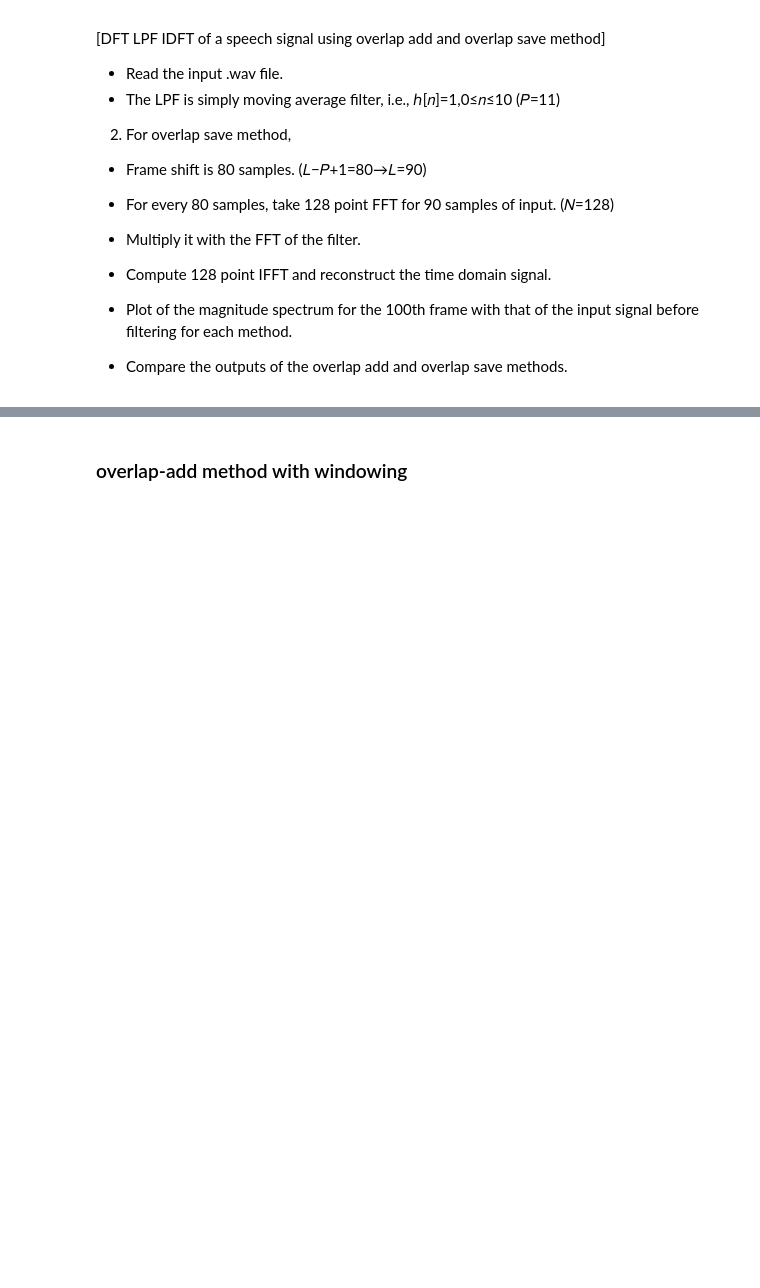
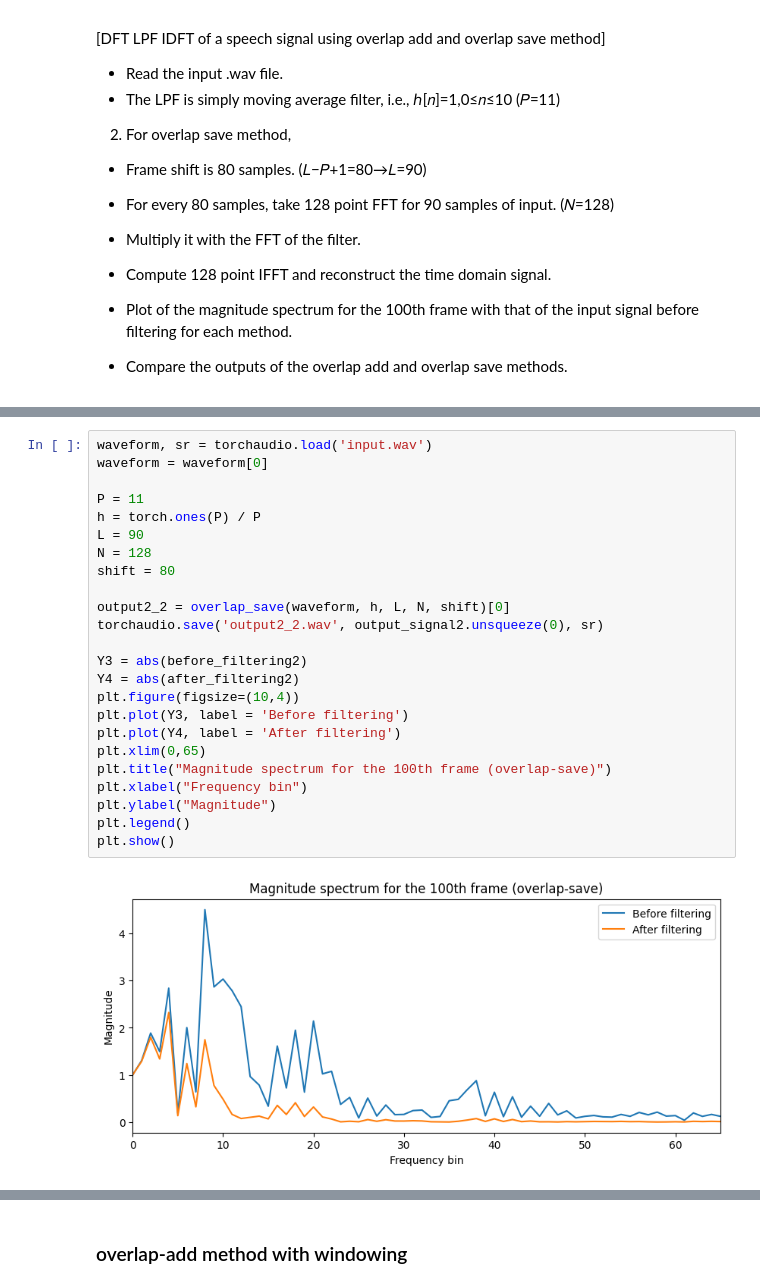
Before and after one commit to YuseonChoi/basic-speech-processing, a Jupyter notebook: overlapAdd_overlapSave/assignment2.ipynb, the cells around one changed output, grey strips where cells are left out. Cells and saved outputs as stored; diff of their text form; blank space fills up the shorter version.

```diff
--- a/overlapAdd_overlapSave/assignment2.ipynb
+++ b/overlapAdd_overlapSave/assignment2.ipynb
@@ -155 +112,27 @@ torchaudio.save('output.wav', output.unsqueeze(0), sample_rate)
+# %%
+waveform, sr = torchaudio.load('input.wav')
+waveform = waveform[0]
+
+P = 11
+h = torch.ones(P) / P
+L = 90
+N = 128
+shift = 80
+
+output2_2 = overlap_save(waveform, h, L, N, shift)[0]
+torchaudio.save('output2_2.wav', output_signal2.unsqueeze(0), sr)
+
+Y3 = abs(before_filtering2)
+Y4 = abs(after_filtering2)
+plt.figure(figsize=(10,4))
+plt.plot(Y3, label = 'Before filtering')
+plt.plot(Y4, label = 'After filtering')
+plt.xlim(0,65)
+plt.title("Magnitude spectrum for the 100th frame (overlap-save)")
+plt.xlabel("Frequency bin")
+plt.ylabel("Magnitude")
+plt.legend()
+plt.show()
+# %% [output]
+[figure, added]
 # %%
```
Also changed, not shown: parts of 10 cells of this notebook, 6 other files.
